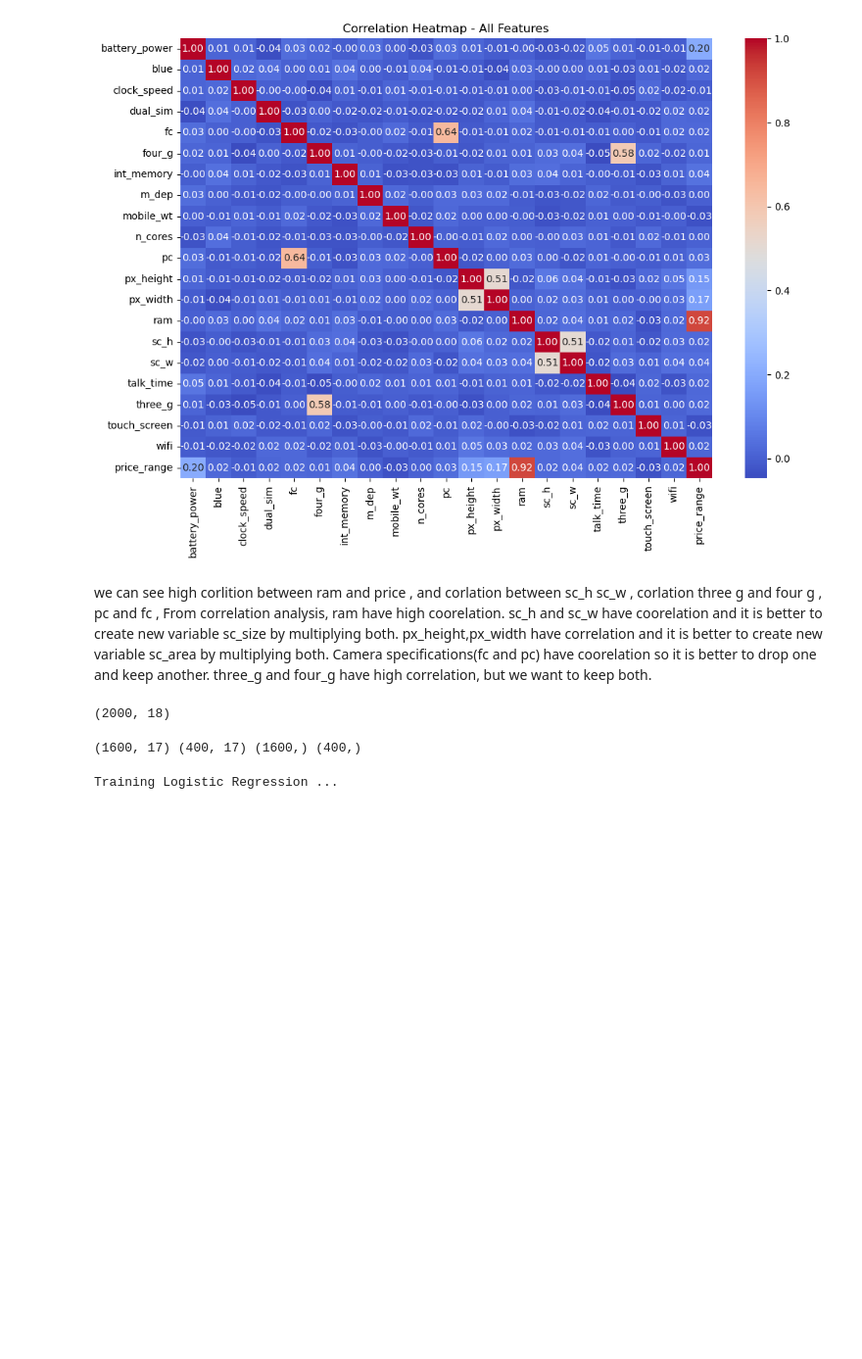
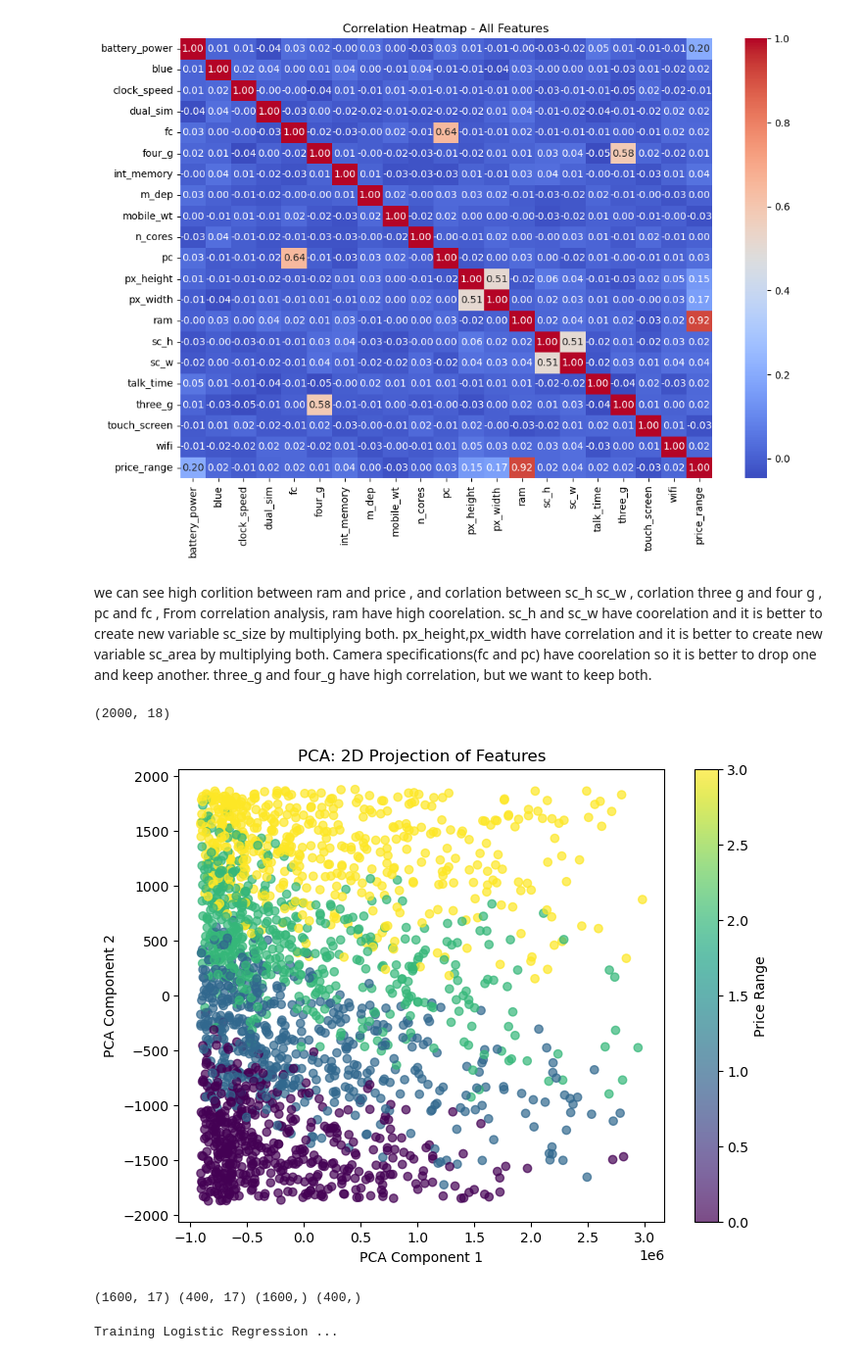
Before and after one commit to hagypp/mobile-price-predictor, a Jupyter notebook: train_model.ipynb, the cells around one changed output. Shown at 98% size. Cells and saved outputs as stored; diff of their text form; code cells hidden in the pictures; blank space fills up the shorter version.

```diff
--- a/train_model.ipynb
+++ b/train_model.ipynb
@@ -151,6 +159,19 @@ df.shape
 # %%
 X=df.drop('price_range', axis=1)
 y=df['price_range']
+# %%
+pca = PCA(n_components=2)
+X_pca = pca.fit_transform(X)
+
+plt.figure(figsize=(8,6))
+scatter = plt.scatter(X_pca[:, 0], X_pca[:, 1], c=y, cmap='viridis', alpha=0.7)
+plt.xlabel('PCA Component 1')
+plt.ylabel('PCA Component 2')
+plt.title('PCA: 2D Projection of Features')
+plt.colorbar(scatter, label='Price Range')
+plt.show()
+# %% [output]
+[figure, added]
 # %%
 X_train,X_test,y_train,y_test=train_test_split(X, y, test_size=0.2, random_state=42)
 print(X_train.shape, X_test.shape, y_train.shape, y_test.shape)
```
Also changed, not shown: parts of 7 cells of this notebook.
